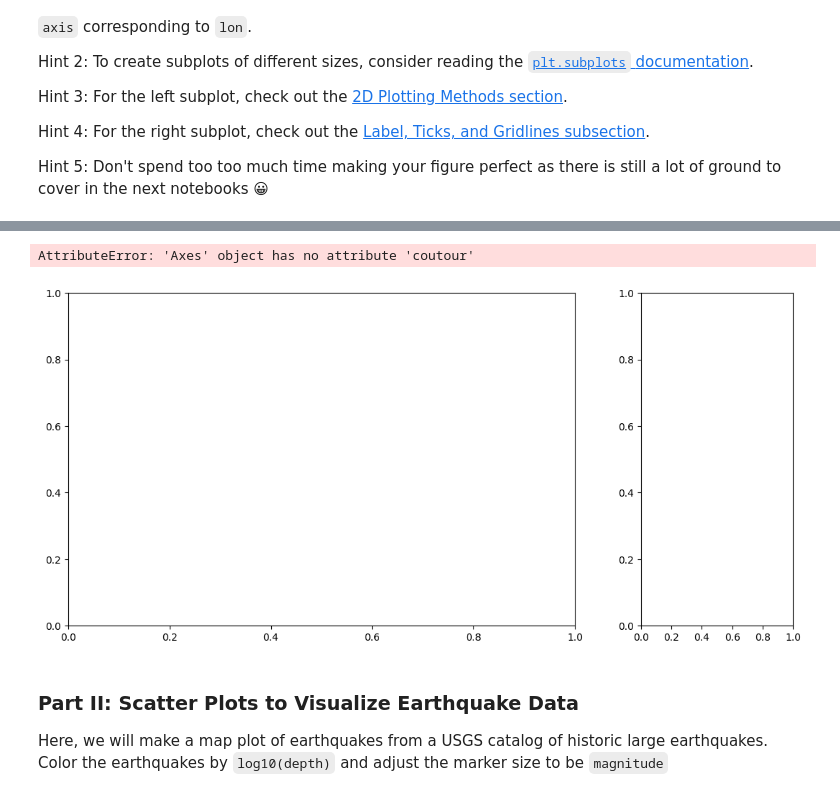
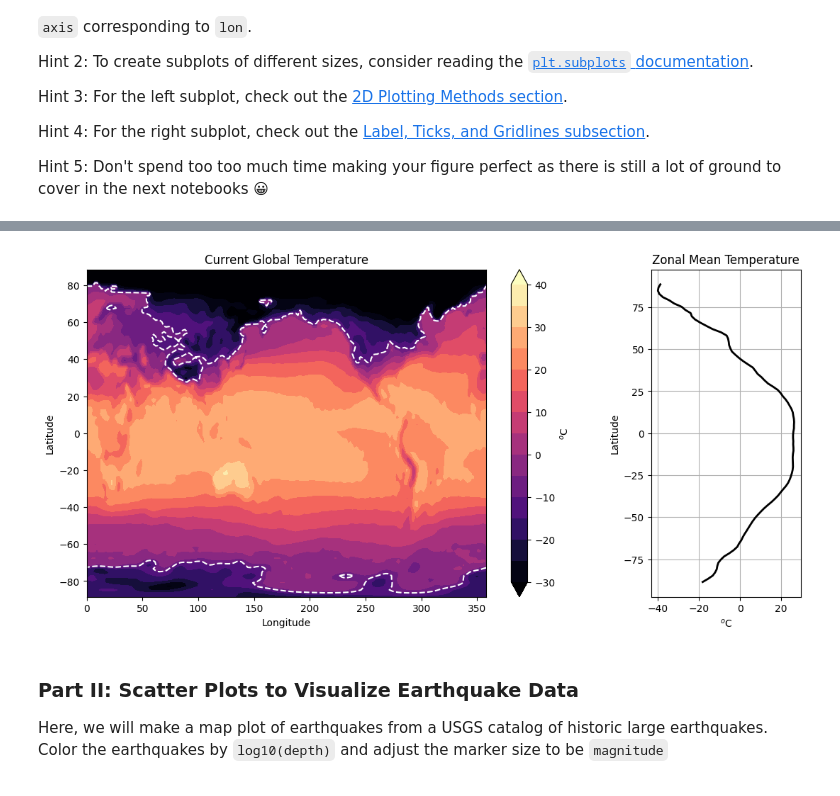
Before and after one commit to Cyp202/2025_Intro_Python, a Jupyter notebook: notebook/W2_S2.ipynb, the cells around one changed output, grey strips where cells are left out. Cells and saved outputs as stored; diff of their text form; code cells hidden in the pictures.

```diff
--- a/notebook/W2_S2.ipynb
+++ b/notebook/W2_S2.ipynb
@@ -87,23 +87,33 @@ Hint 5: Don't spend too too much time making your figure perfect as there is sti
 # %%
 # Replicate this figure
 # Temperature values are originally in Kelvin units -> Convert to degree celsius by subtracting 273.15
+
+# create figure with 1 row, 2 columns, set subplot width ratios and figure size (figsize=(13,6) -> inside put whathever number)
 fig, (ax1,ax2) = plt.subplots(nrows=1, ncols=2, figsize=(13,6),gridspec_kw={'width_ratios': [5, 1.5]}) #fig= objet blanc pr l'instant
-ctemp = ax1.coutour(lon,lat,temp-273,cmap='magma',levels=np.linspace(-30,40,15),extend='both')
-ax1.coutour(lon,lat,temp-273,colors='w',levels=[-10],extend='both')
+#contourf -> the f is for filled : we don't want just the outside of the lines, specify colormap, contour levels, extend both ends
+ctemp = ax1.contourf(lon,lat,temp-273.15,cmap='magma',levels=np.linspace(-30,40,15),extend='both') #plot of temperature in Celsius
+# contour plot of temperature in Celsius, specify color, contour levels, extend both ends
+ax1.contour(lon,lat,temp-273.15,colors='w',levels=[-10],extend='both')
+# set axis label
 ax1.set_xlabel('Longitude')
 ax1.set_ylabel('Latitude')
+# set subplot title
 ax1.set_title('Current Global Temperature')
-plt.colorbar(ctemp,ax=ax1,label='$^o$C')
+# add colorbar for contour plot, link to ax1, label in °C
+fig.colorbar(ctemp,ax=ax1,label='$^o$C')
 
-ax2.plt(np.mean(temp-273,axis=1),lat,lat,lw=2,c='k')
+# plot zonal (longitudinal) mean temperature, line width 2, black color
+ax2.plot(np.mean(temp-273.15,axis=1),lat,lw=2,c='k')
+# set axis label
 ax2.set_xlabel(r'$^{o}$C')
 ax2.set_ylabel(r'Latitude')
+# set subplot title
 ax2.set_title('Zonal Mean Temperature')
-plt.grid()
-plt.show()
+plt.grid() # add the grid of the subplot
+#plt.tight_layout()  # automatically adjust subplot spacing
+plt.show() # display the figure
 # %% [output]
-AttributeError: 'Axes' object has no attribute 'coutour'
-[figure, old version]
+[figure, new version]
 # %% [markdown]
 ### Part II: Scatter Plots to Visualize Earthquake Data
 Here, we will make a map plot of earthquakes from a USGS catalog of historic large earthquakes. Color the earthquakes by `log10(depth)` and adjust the marker size to be `magnitude`
```
Also changed, not shown: parts of 9 cells of this notebook.
